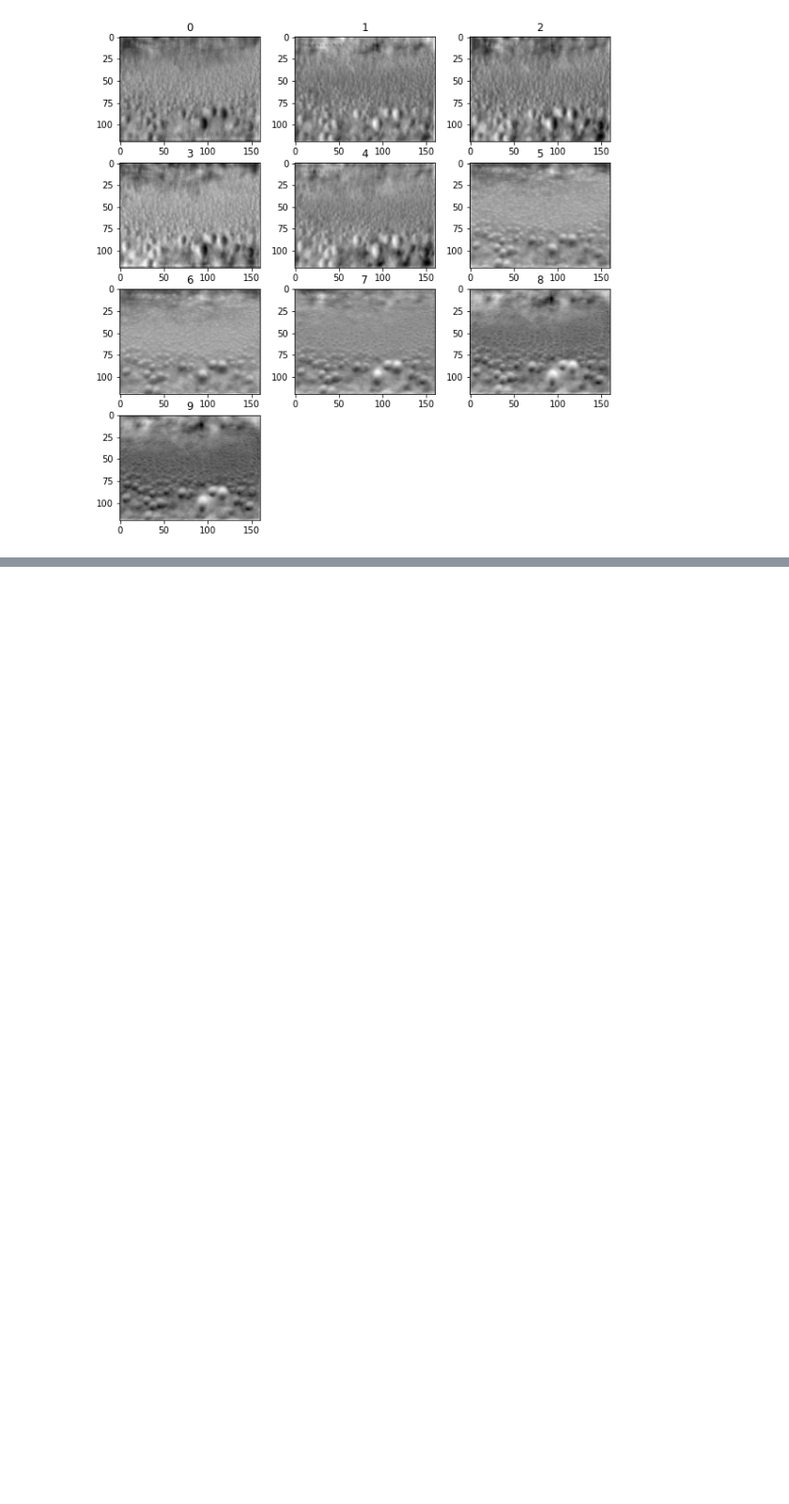
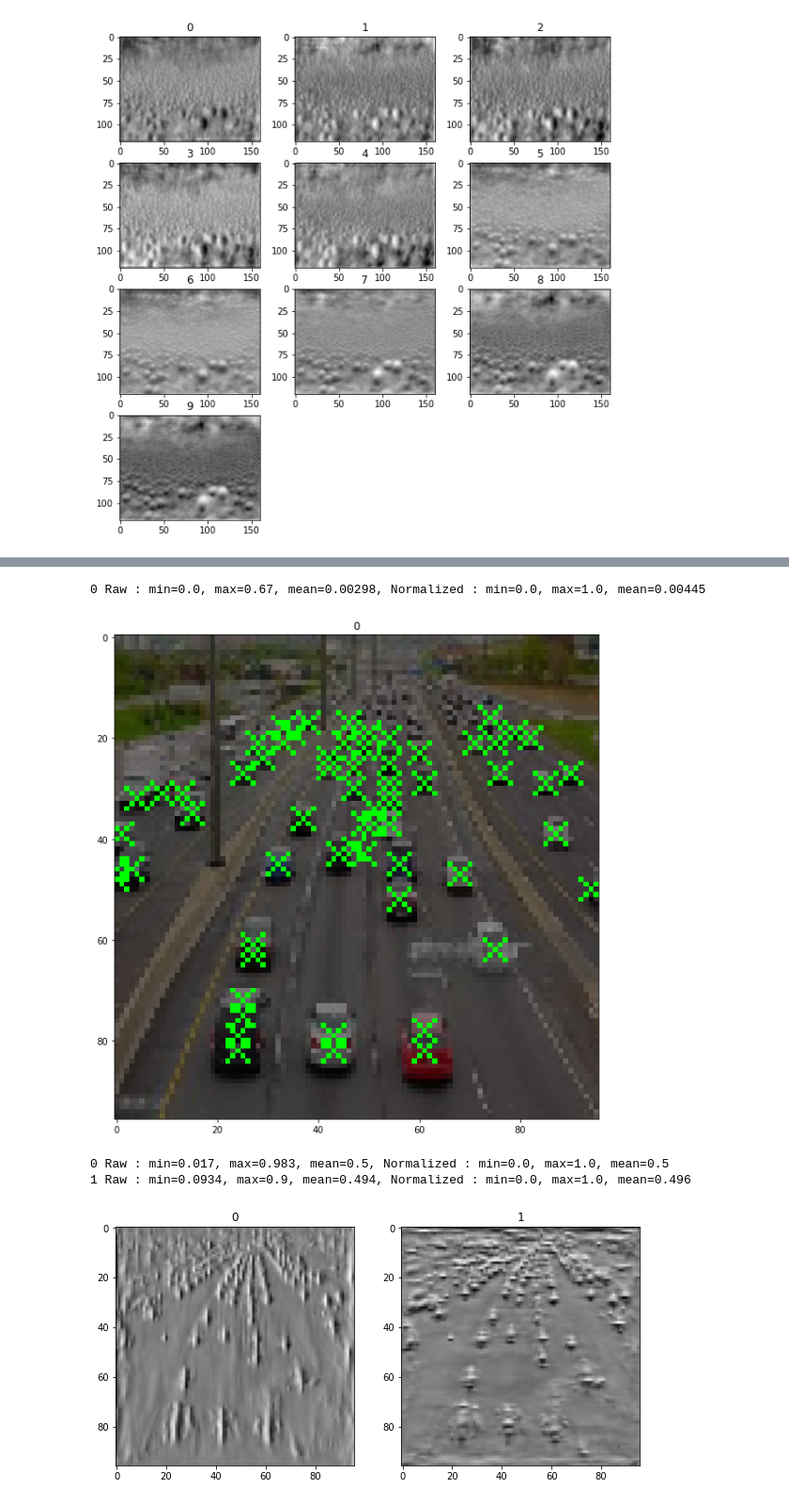
Before and after one commit to yas-sim/openvino-model-experiment-package, a Jupyter notebook: openvino-model-experiment.ipynb, the cells around one changed output, grey strips where cells are left out. Shown at 94% size. Cells and saved outputs as stored; diff of their text form; code cells hidden in the pictures; blank space fills up the shorter version.

```diff
--- a/openvino-model-experiment.ipynb
+++ b/openvino-model-experiment.ipynb
@@ -312,0 +515,48 @@ display_heatmap(hm, overlay_img=img_orig, normalize=True, peak_threshold=0.5, dr
+# %%
+def decode_centernet(hm, dp1, dp2, threshold=0.7):
+    """
+    Inputs:
+    hm: Heatmap
+    dp1, dp2: Displacement map
+    """
+    hm = hm[0]
+    hm_h, hm_w = hm.shape[-2:]
+    hm = np.exp(hm)/(1 + np.exp(hm))
+    objects=[]
+    for ch in range(hm.shape[0]):
+        if hm[ch].max()>0.5:
+            peaks = detect_peaks2(hm[ch], threshold=threshold)
+            for x, y in zip(peaks[0], peaks[1]):
+                prob = hm[ch, y, x]
+                if hm[ch, y, x]>0:
+                    dx = dp1[0,0,y,x]
+                    dy = dp1[0,1,y,x]
+                    w  = dp2[0,0,y,x]
+                    h  = dp2[0,1,y,x]
+                    x1 = (x+dx-w/2)/hm_w
+                    y1 = (y+dy-h/2)/hm_h
+                    x2 = (x+dx+w/2)/hm_w
+                    y2 = (y+dy+h/2)/hm_h
+                    objects.append([0, ch, prob, x1, y1, x2, y2])
+    return objects
+
+hm = res['508'][:, 2, :, :]
+hm = np.exp(hm)/(1+np.exp(hm))
+#hm = softmax(hm)
+hm = hm_nms(hm)
+display_heatmap(hm.reshape((1,1,96,96)), overlay_img=img_orig, normalize=True, threshold_h=0.5, draw_peaks=True, peak_threshold=0.2)
+plt.show()
+
+display_heatmap(res['511'])
+plt.show()
+
+objects = decode_centernet(res['508'], res['511'], res['514'], threshold=0.3)
+#print(objects, len(objects))
+
+draw_bboxes(objects, img_orig, disp_label=False, label_file='coco_labels.txt')
+# %% [output]
+0 Raw : min=0.0, max=0.67, mean=0.00298, Normalized : min=0.0, max=1.0, mean=0.00445
+[figure, added]
+0 Raw : min=0.017, max=0.983, mean=0.5, Normalized : min=0.0, max=1.0, mean=0.5
+1 Raw : min=0.0934, max=0.9, mean=0.494, Normalized : min=0.0, max=1.0, mean=0.496
+[figure, added]
```
Also changed, not shown: parts of 15 cells of this notebook.
